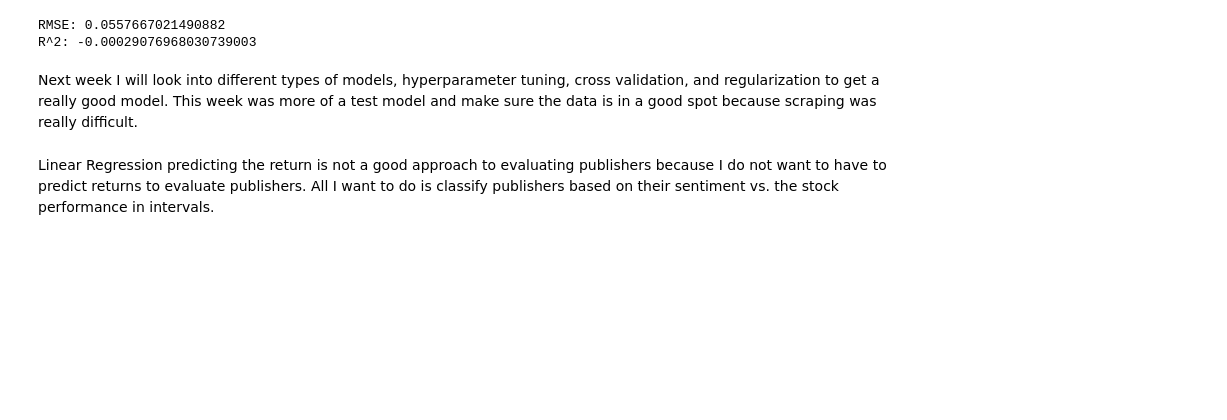
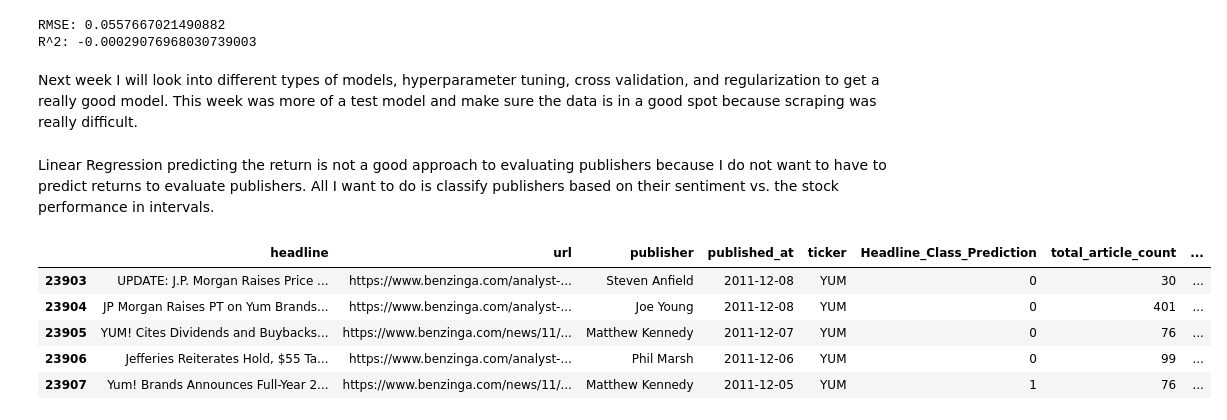
Before and after one commit to AJDodds3/CAP5771_andrew.dodds, a Jupyter notebook: raw_work/data_modeling.ipynb, the cells around one changed output. Cells and saved outputs as stored; diff of their text form; code cells hidden in the pictures; blank space fills up the shorter version.

```diff
--- a/raw_work/data_modeling.ipynb
+++ b/raw_work/data_modeling.ipynb
@@ -362,3 +362,13 @@ R^2: -0.00029076968030739003
 Next week I will look into different types of models, hyperparameter tuning, cross validation, and regularization to get a really good model. This week was more of a test model and make sure the data is in a good spot because scraping was really difficult.
 # %% [markdown]
 Linear Regression predicting the return is not a good approach to evaluating publishers because I do not want to have to predict returns to evaluate publishers. All I want to do is classify publishers based on their sentiment vs. the stock performance in intervals.
+# %%
+data = pd.read_csv('sentiment_analysis.csv')
+data.tail()
+# %% [output]
+|  | headline | url | publisher | published_at | ticker | Headline_Class_Prediction | total_article_count | ... |
+| 23903 | UPDATE: J.P. Morgan Raises Price ... | https://www.benzinga.com/analyst-... | Steven Anfield | 2011-12-08 | YUM | 0 | 30 | ... |
+| 23904 | JP Morgan Raises PT on Yum Brands... | https://www.benzinga.com/analyst-... | Joe Young | 2011-12-08 | YUM | 0 | 401 | ... |
+| 23905 | YUM! Cites Dividends and Buybacks... | https://www.benzinga.com/news/11/... | Matthew Kennedy | 2011-12-07 | YUM | 0 | 76 | ... |
+| 23906 | Jefferies Reiterates Hold, $55 Ta... | https://www.benzinga.com/analyst-... | Phil Marsh | 2011-12-06 | YUM | 0 | 99 | ... |
+| 23907 | Yum! Brands Announces Full-Year 2... | https://www.benzinga.com/news/11/... | Matthew Kennedy | 2011-12-05 | YUM | 1 | 76 | ... |
```
Also changed, not shown: parts of 1 cell of this notebook, 1 other file.
